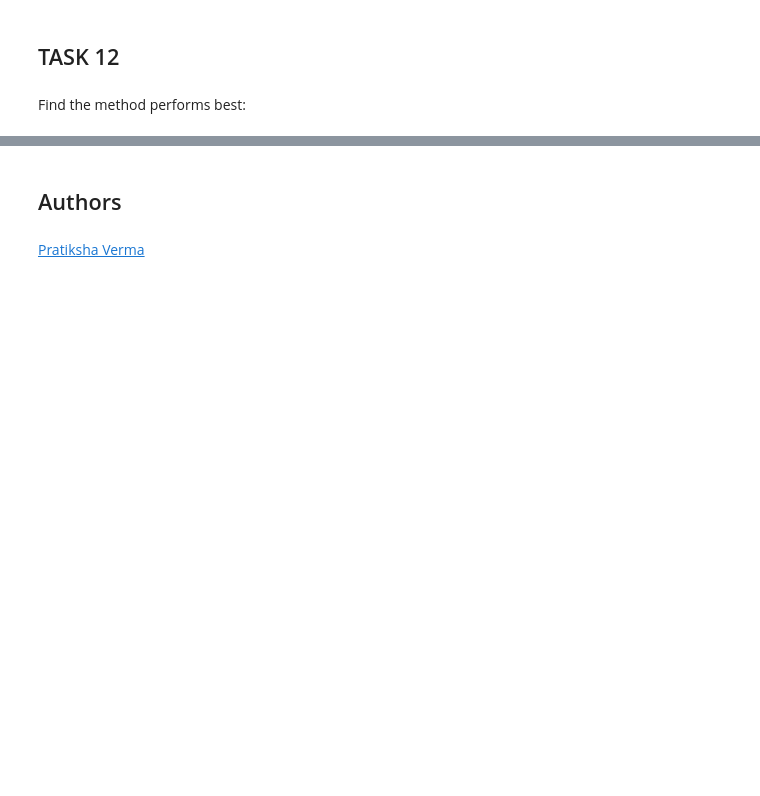
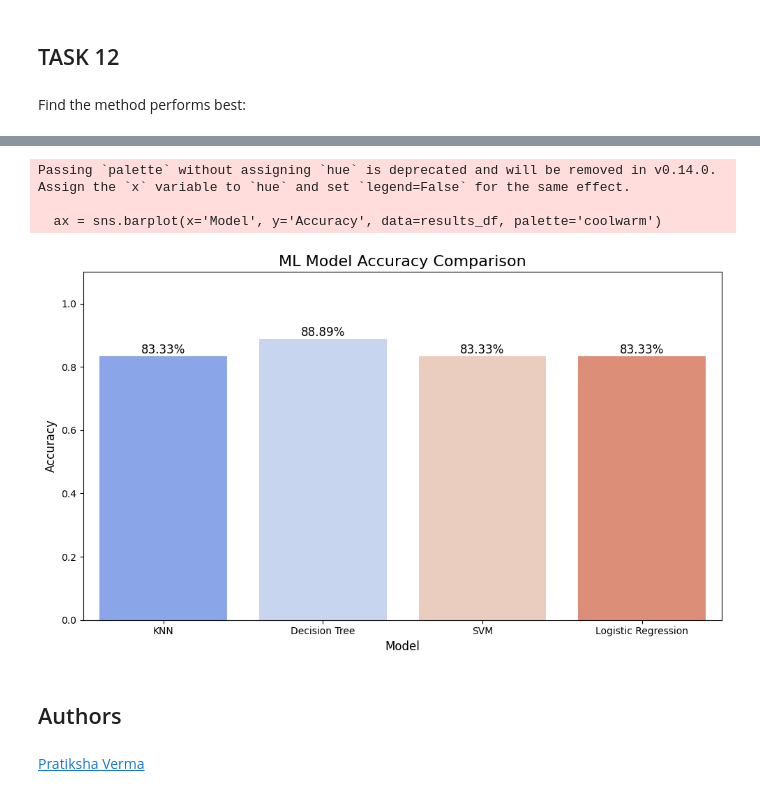
Before and after one commit to pop400/spacex_capstone, a Jupyter notebook: SpaceX_Machine Learning Prediction_Part_5.ipynb, the cells around one changed output, grey strips where cells are left out. Drawn from its saved outputs; the diff is of its cells as text; code cells hidden in the pictures; blank space fills up the shorter version.

```diff
--- a/SpaceX_Machine Learning Prediction_Part_5.ipynb
+++ b/SpaceX_Machine Learning Prediction_Part_5.ipynb
@@ -371,3 +373,36 @@ Tree performed best only 1 false positive
+# %%
+#create a bar chart of all built models' accuracy
+iscores = {
+    'KNN':                 knn_cv.best_estimator_.score(X_test, Y_test),
+    'Decision Tree':       tree_cv.best_estimator_.score(X_test, Y_test),
+    'SVM':                 svm_cv.best_estimator_.score(X_test, Y_test),
+    'Logistic Regression': logreg_cv.best_estimator_.score(X_test, Y_test)
+}
+
+# Convert to dataframe
+results_df = pd.DataFrame(list(iscores.items()), columns=['Model', 'Accuracy'])
+
+# Plot
+plt.figure(figsize=(10, 6))
+ax = sns.barplot(x='Model', y='Accuracy', data=results_df, palette='coolwarm')
+
+# Add percentage labels on top of each bar
+for p in ax.patches:
+    ax.annotate(f'{p.get_height():.2%}',         # format as percentage
+                (p.get_x() + p.get_width() / 2, p.get_height()),  # position
+                ha='center', va='bottom', fontsize=12)
+
+plt.title('ML Model Accuracy Comparison', fontsize=16)
+plt.xlabel('Model', fontsize=12)
+plt.ylabel('Accuracy', fontsize=12)
+plt.ylim(0, 1.1)             # give room for labels above bars
+plt.tight_layout()
+plt.show()
+# %% [output]
+Passing `palette` without assigning `hue` is deprecated and will be removed in v0.14.0. Assign the `x` variable to `hue` and set `legend=False` for the same effect.
+
+  ax = sns.barplot(x='Model', y='Accuracy', data=results_df, palette='coolwarm')
+[figure, added]
 # %% [markdown]
 ## Authors
 # %% [markdown]
```
Also changed, not shown: parts of 3 cells of this notebook, 5 other files.
